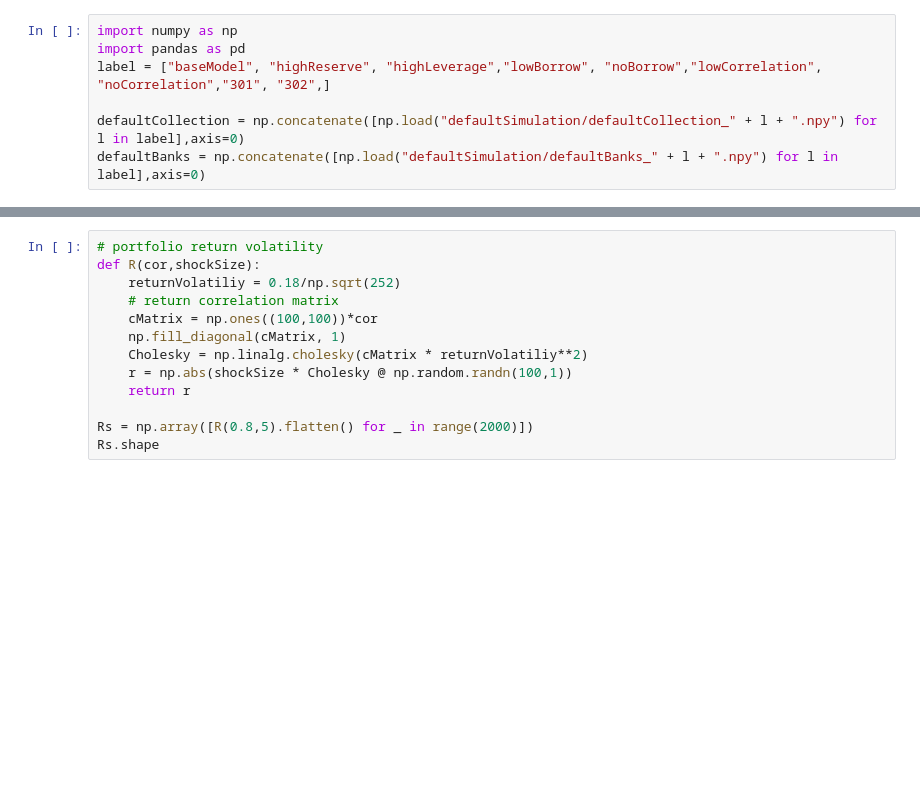
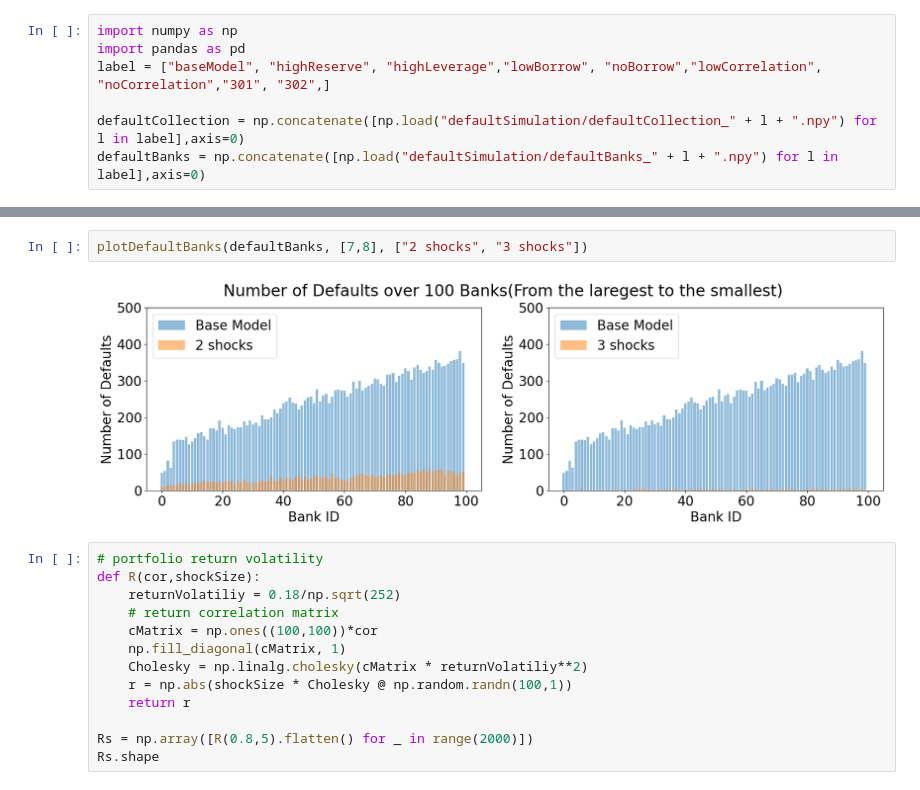
Before and after one commit to dongxulee/balanceSheet, a Jupyter notebook: bankingSystemSystematicRisk.ipynb, the cells around one changed output, grey strips where cells are left out. Cells and saved outputs as stored; diff of their text form; blank space fills up the shorter version.

```diff
--- a/bankingSystemSystematicRisk.ipynb
+++ b/bankingSystemSystematicRisk.ipynb
@@ -76,3 +71,7 @@ Text(0.5, 0, 'Bank ID')
+# %%
+plotDefaultBanks(defaultBanks, [7,8], ["2 shocks", "3 shocks"])
+# %% [output]
+[figure, added]
 # %%
 # portfolio return volatility
 def R(cor,shockSize):
```
Also changed, not shown: parts of 7 cells of this notebook, 23 other files.
